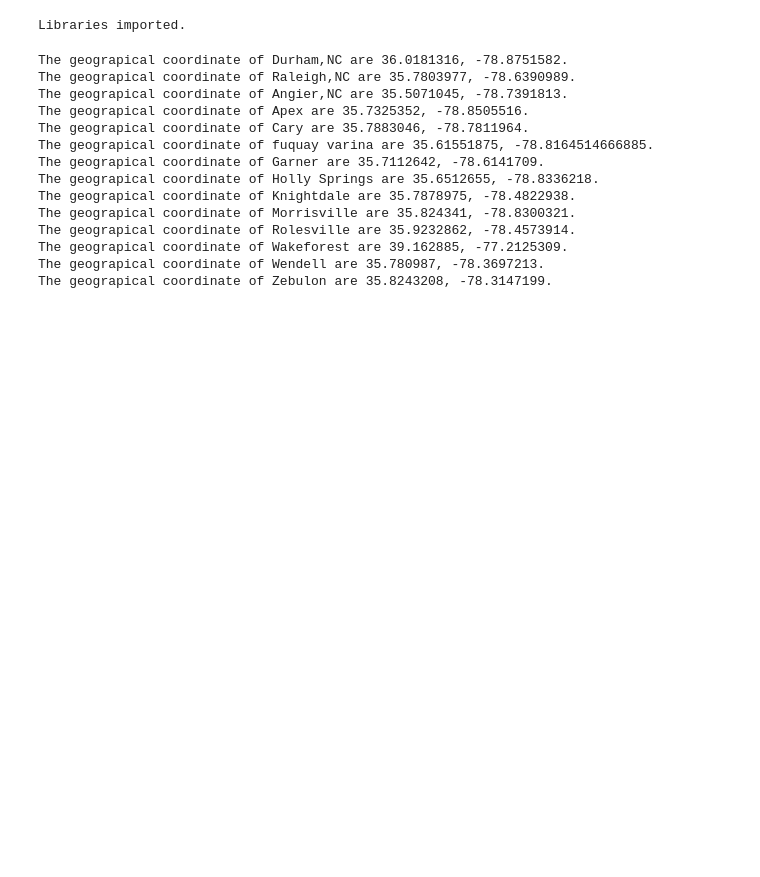
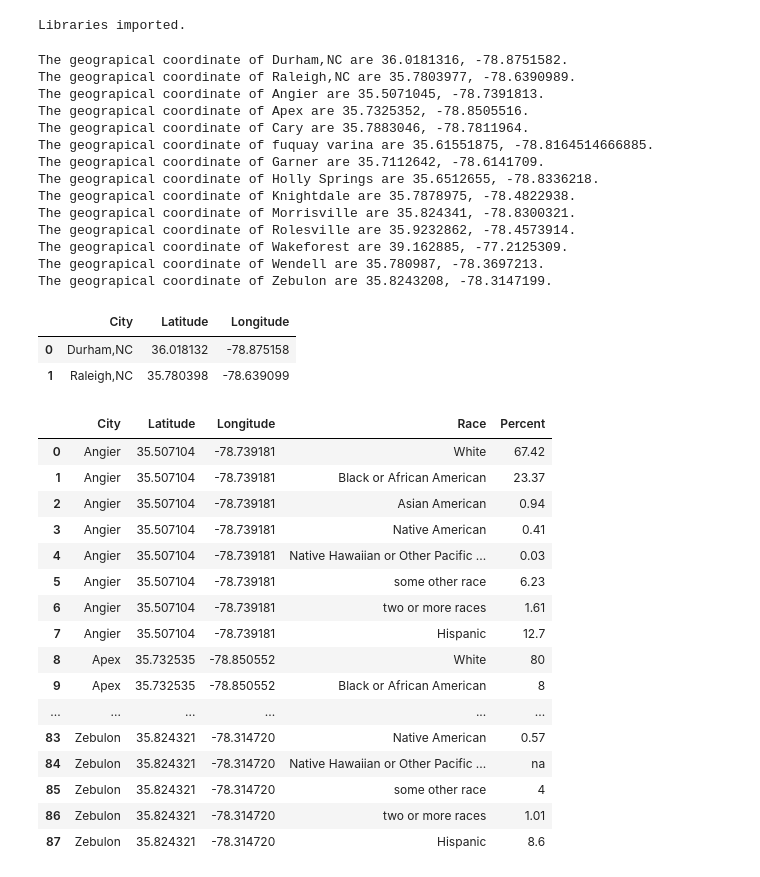
Before and after one commit to Devnathv/Coursera_Captstone, a Jupyter notebook: Capstone_Week4.ipynb, the cells around one changed output. Saved outputs shown, nothing was run; the diff lists cells and outputs as text; code cells hidden in the pictures; blank space fills up the shorter version.

```diff
--- a/Capstone_Week4.ipynb
+++ b/Capstone_Week4.ipynb
@@ -100,25 +100,31 @@ print('Libraries imported.')
 Libraries imported.
 # %%
 Cities=['Durham,NC','Raleigh,NC']
-Towns=['Angier,NC','Apex','Cary','fuquay varina','Garner','Holly Springs','Knightdale','Morrisville','Rolesville','Wakeforest','Wendell','Zebulon']
+c=[]
 for city in Cities:
     geolocator = Nominatim(user_agent="CapstoneProject")
     location = geolocator.geocode(city)
     latitude = location.latitude
     longitude = location.longitude
     print('The geograpical coordinate of '+city+' are {}, {}.'.format(latitude, longitude))
+    c.append([city,latitude,longitude])
     # create map of Toronto using latitude and longitude values
     # map_Toronto = folium.Map(location=[latitude, longitude], zoom_start=10)
+df_cities=pd.DataFrame(c,columns=['City','Latitude','Longitude'])
+Towns=['Angier','Apex','Cary','fuquay varina','Garner','Holly Springs','Knightdale','Morrisville','Rolesville','Wakeforest','Wendell','Zebulon']
+t=[]
 for town in Towns:
     geolocator = Nominatim(user_agent="CapstoneProject")
     location = geolocator.geocode(town)
     latitude = location.latitude
     longitude = location.longitude
     print('The geograpical coordinate of '+town+' are {}, {}.'.format(latitude, longitude))
+    t.append([town,latitude,longitude])
+df_towns=pd.DataFrame(t,columns=['City','Latitude','Longitude'])
 # %% [output]
 The geograpical coordinate of Durham,NC are 36.0181316, -78.8751582.
 The geograpical coordinate of Raleigh,NC are 35.7803977, -78.6390989.
-The geograpical coordinate of Angier,NC are 35.5071045, -78.7391813.
+The geograpical coordinate of Angier are 35.5071045, -78.7391813.
 The geograpical coordinate of Apex are 35.7325352, -78.8505516.
 The geograpical coordinate of Cary are 35.7883046, -78.7811964.
 The geograpical coordinate of fuquay varina are 35.61551875, -78.8164514666885.
@@ -130,3 +136,33 @@ The geograpical coordinate of Rolesville are 35.9232862, -78.4573914.
 The geograpical coordinate of Wakeforest are 39.162885, -77.2125309.
 The geograpical coordinate of Wendell are 35.780987, -78.3697213.
 The geograpical coordinate of Zebulon are 35.8243208, -78.3147199.
+# %%
+df_cities
+# %% [output]
+|  | City | Latitude | Longitude |
+| 0 | Durham,NC | 36.018132 | -78.875158 |
+| 1 | Raleigh,NC | 35.780398 | -78.639099 |
+# %%
+TOWNS_demo=pd.read_csv("C:\Python3\Coursera_Captstone\Demography_ByTOWNS.txt")
+# %%
+dfCityRace=pd.merge(df_towns,TOWNS_demo,on=['City'],how='inner')
+# %%
+dfCityRace
+# %% [output]
+|  | City | Latitude | Longitude | Race | Percent |
+| 0 | Angier | 35.507104 | -78.739181 | White | 67.42 |
+| 1 | Angier | 35.507104 | -78.739181 | Black or African American | 23.37 |
+| 2 | Angier | 35.507104 | -78.739181 | Asian American | 0.94 |
+| 3 | Angier | 35.507104 | -78.739181 | Native American | 0.41 |
+| 4 | Angier | 35.507104 | -78.739181 | Native Hawaiian or Other Pacific ... | 0.03 |
+| 5 | Angier | 35.507104 | -78.739181 | some other race | 6.23 |
+| 6 | Angier | 35.507104 | -78.739181 | two or more races | 1.61 |
+| 7 | Angier | 35.507104 | -78.739181 | Hispanic | 12.7 |
+| 8 | Apex | 35.732535 | -78.850552 | White | 80 |
+| 9 | Apex | 35.732535 | -78.850552 | Black or African American | 8 |
+| ... | ... | ... | ... | ... | ... |
+| 83 | Zebulon | 35.824321 | -78.314720 | Native American | 0.57 |
+| 84 | Zebulon | 35.824321 | -78.314720 | Native Hawaiian or Other Pacific ... | na |
+| 85 | Zebulon | 35.824321 | -78.314720 | some other race | 4 |
+| 86 | Zebulon | 35.824321 | -78.314720 | two or more races | 1.01 |
+| 87 | Zebulon | 35.824321 | -78.314720 | Hispanic | 8.6 |
```
